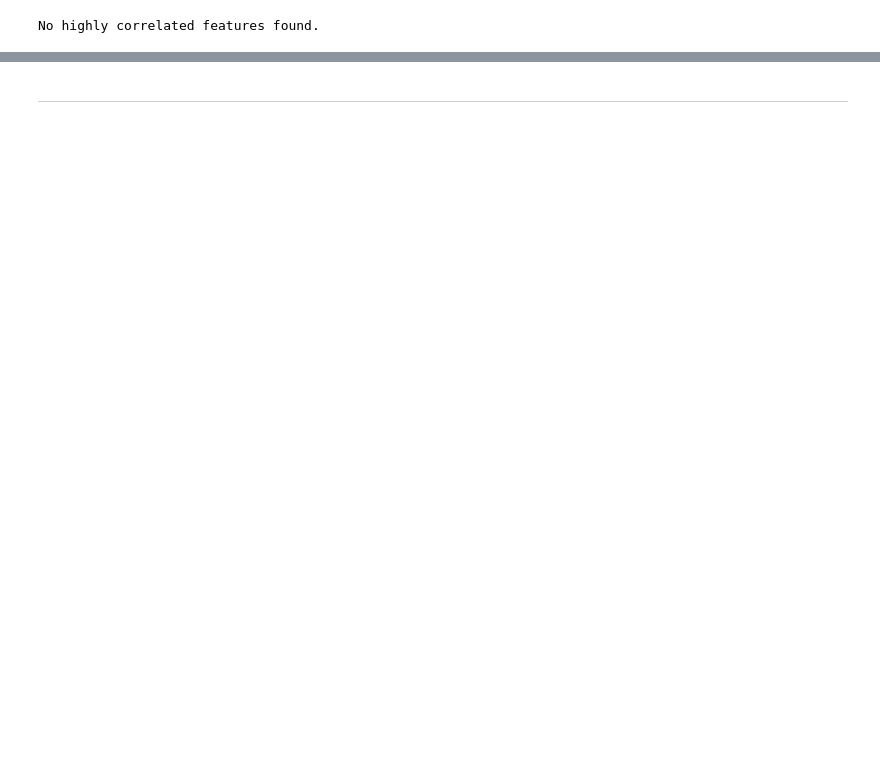
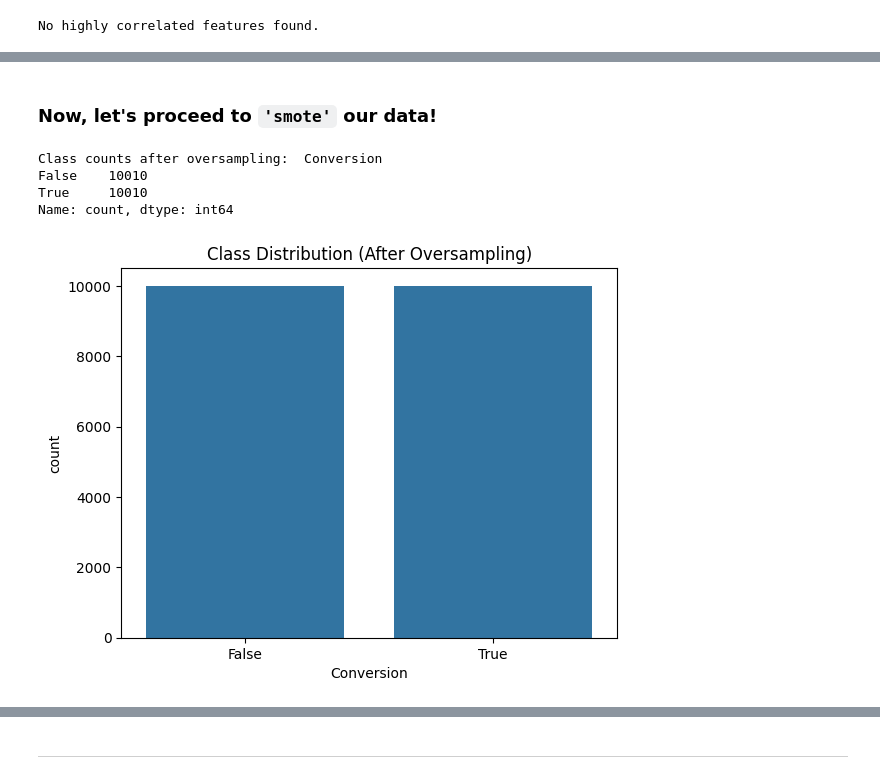
Before and after one commit to theorignalmapdcodex/aipi590_i-4_et2, a Jupyter notebook: notebooks/pdp+ice+ale_plot_interpretation.ipynb, the cells around one changed output, grey strips where cells are left out. Cells and saved outputs as stored; diff of their text form; code cells hidden in the pictures; blank space fills up the shorter version.

```diff
--- a/notebooks/pdp+ice+ale_plot_interpretation.ipynb
+++ b/notebooks/pdp+ice+ale_plot_interpretation.ipynb
@@ -810,0 +344,18 @@ For those interested in exploring SHAP further, the official documentation provi
+# %% [markdown]
+### Now, let's proceed to `'smote'` our data!
+# %%
+# Applying SMOTE Oversampling                                                                               #----> via Gemini AI @ 10:36pm (All of the SMOTE code)
+smote = SMOTE(random_state=42)
+X_train_resampled, Y_train_resampled = smote.fit_resample(X_train, Y_train)
+
+print("\nClass counts after oversampling: ", pd.Series(Y_train_resampled).value_counts())
+
+sns.countplot(x=Y_train_resampled)
+plt.title('Class Distribution (After Oversampling)')
+plt.show()
+# %% [output]
+Class counts after oversampling:  Conversion
+False    10010
+True     10010
+Name: count, dtype: int64
+[figure, added]
```
Also changed, not shown: parts of 74 cells of this notebook.
